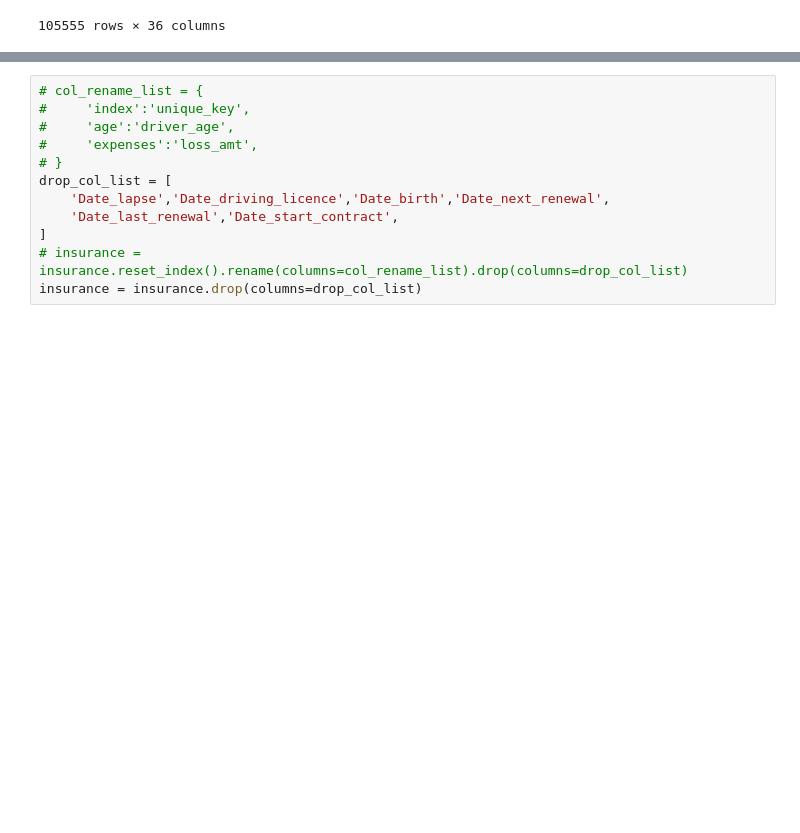
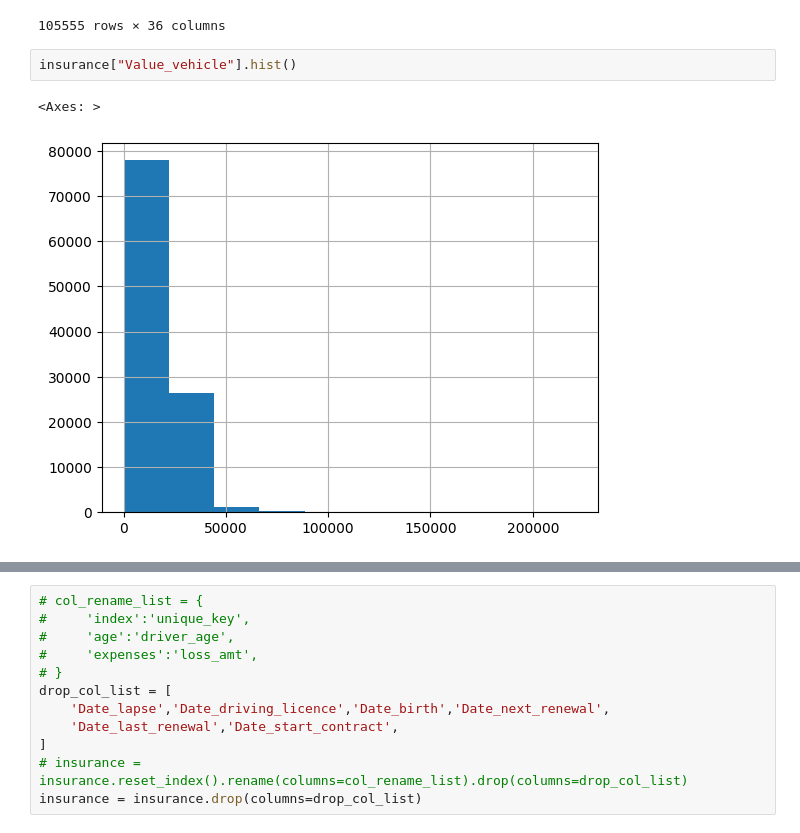
Before and after one commit to jinhuizi-fu/insurance_ml, a Jupyter notebook: project/data_prep.ipynb, the cells around one changed output, grey strips where cells are left out. Drawn from its saved outputs; the diff is of its cells as text; blank space fills up the shorter version.

```diff
--- a/project/data_prep.ipynb
+++ b/project/data_prep.ipynb
@@ -93,3 +93,8 @@ insurance
 | 105553 | 53501 | 21/11/2018 | 21/11/2018 | 21/11/2019 | 15/09/1946 | 02/02/1982 | ... |
 | 105554 | 53502 | 01/10/2018 | 01/10/2018 | 01/10/2019 | 09/05/1973 | 30/09/1991 | ... |
 105555 rows × 36 columns
+# %%
+insurance["Value_vehicle"].hist()
+# %% [output]
+<Axes: >
+[figure, added]
```
Also changed, not shown: parts of 2 cells of this notebook, 3 other files.
